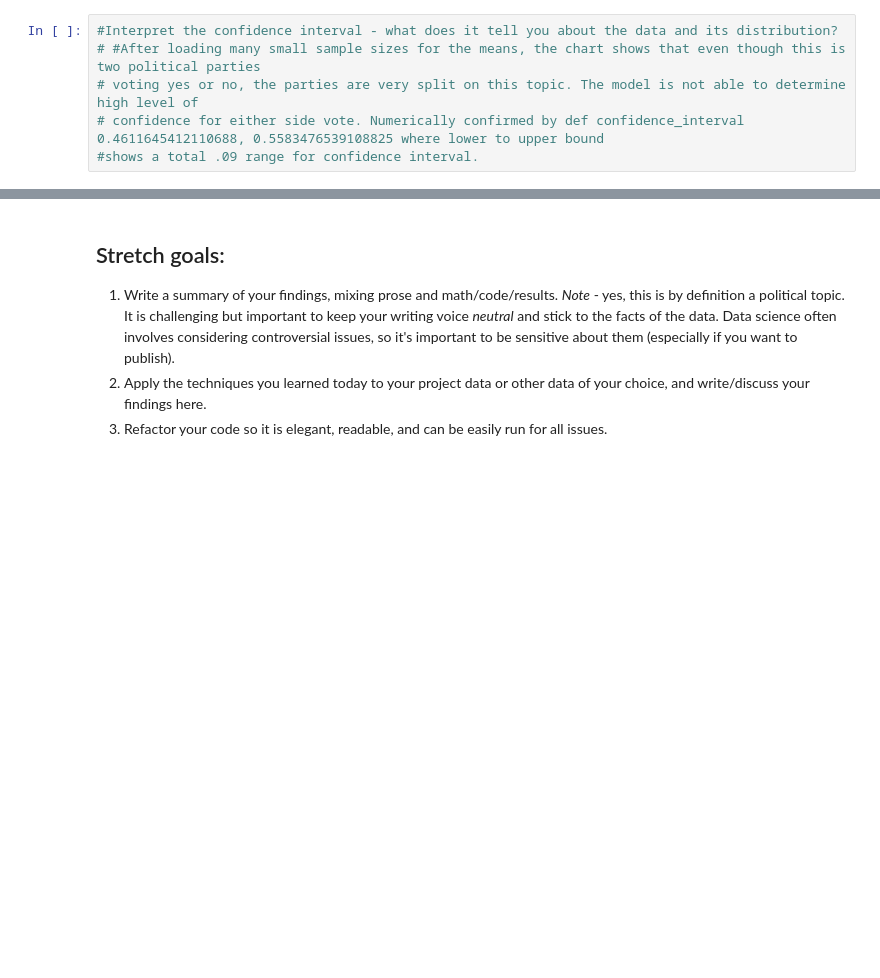
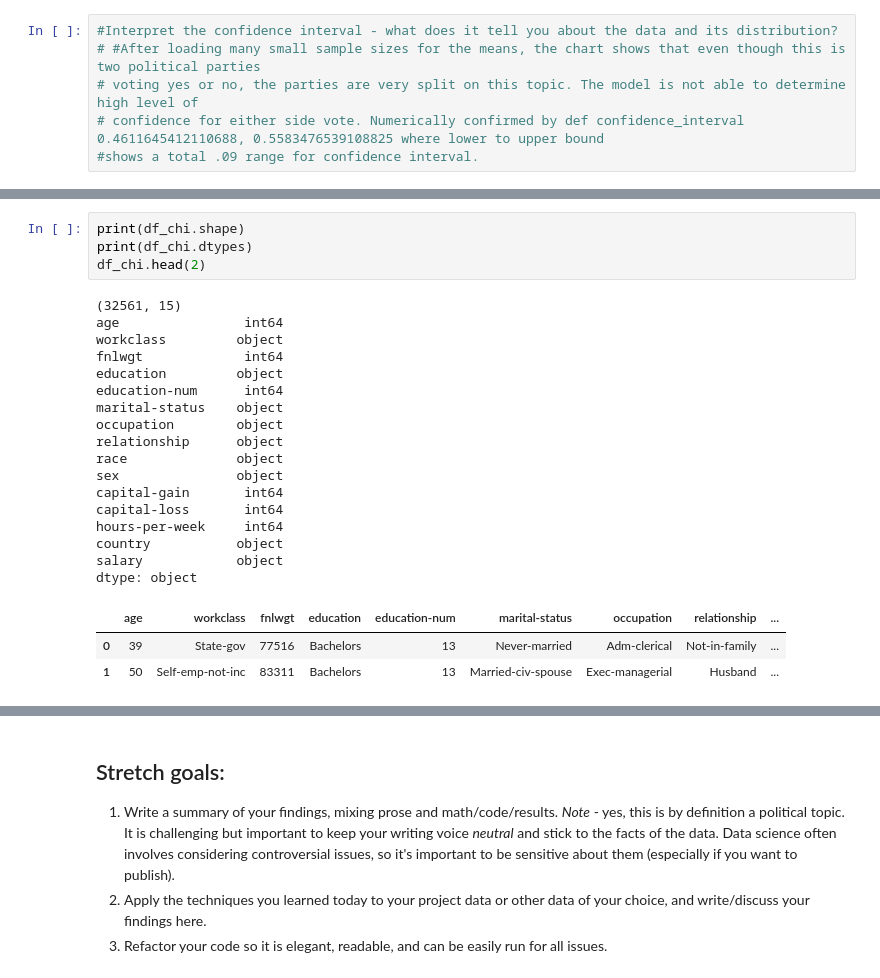
Before and after one commit to bloominstituteoftechnology/DS-Unit-1-Sprint-2-Statistics, a Jupyter notebook: Mike_Smith_LS_DS_122_Sampling_Confidence_Intervals_and_Hypothesis_Testing_Assignment.ipynb, the cells around one changed output, grey strips where cells are left out. Saved outputs shown, nothing was run; the diff lists cells and outputs as text; blank space fills up the shorter version.

```diff
--- a/Mike_Smith_LS_DS_122_Sampling_Confidence_Intervals_and_Hypothesis_Testing_Assignment.ipynb
+++ b/Mike_Smith_LS_DS_122_Sampling_Confidence_Intervals_and_Hypothesis_Testing_Assignment.ipynb
@@ -141,0 +168,25 @@ plt.axvline(x=CI[0], color='black'); #mean
+# %%
+print(df_chi.shape)
+print(df_chi.dtypes)
+df_chi.head(2)
+# %% [output]
+(32561, 15)
+age                int64
+workclass         object
+fnlwgt             int64
+education         object
+education-num      int64
+marital-status    object
+occupation        object
+relationship      object
+race              object
+sex               object
+capital-gain       int64
+capital-loss       int64
+hours-per-week     int64
+country           object
+salary            object
+dtype: object
+|  | age | workclass | fnlwgt | education | education-num | marital-status | occupation | relationship | ... |
+| 0 | 39 | State-gov | 77516 | Bachelors | 13 | Never-married | Adm-clerical | Not-in-family | ... |
+| 1 | 50 | Self-emp-not-inc | 83311 | Bachelors | 13 | Married-civ-spouse | Exec-managerial | Husband | ... |
```
Also changed, not shown: parts of 13 cells of this notebook.
